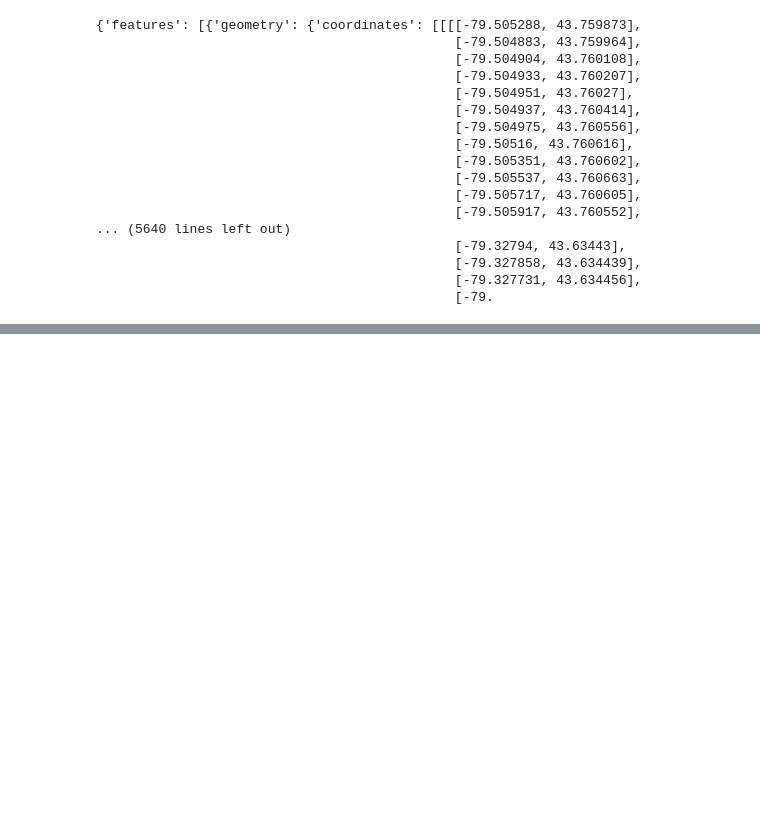
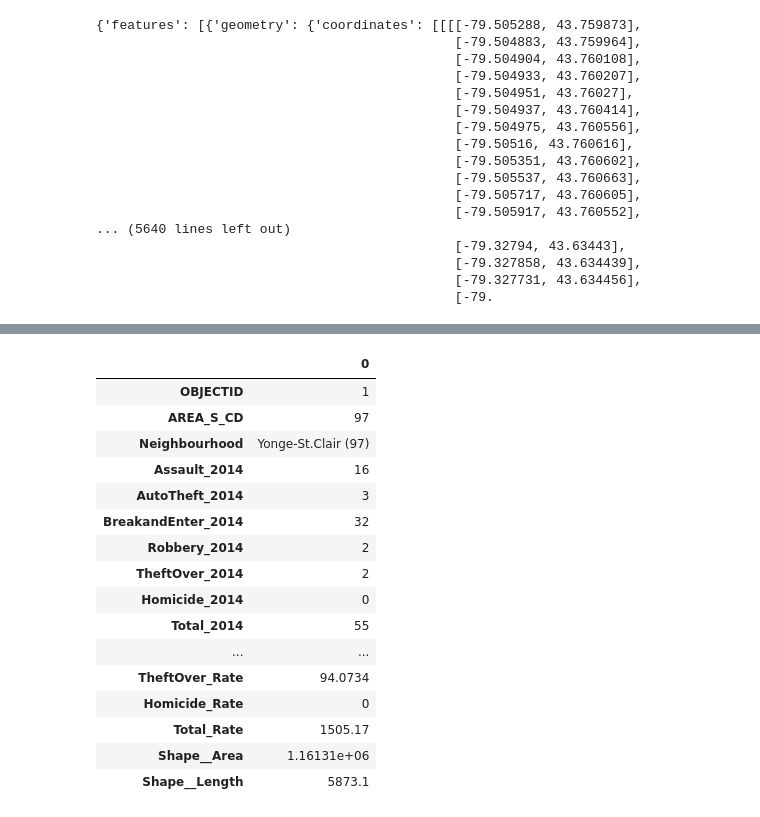
Before and after one commit to varunvarghese/ml1030, a Jupyter notebook: Cleaning.ipynb, the cells around one changed output, grey strips where cells are left out. Cells and saved outputs as stored; diff of their text form; code cells hidden in the pictures; blank space fills up the shorter version.

```diff
--- a/Cleaning.ipynb
+++ b/Cleaning.ipynb
@@ -288,0 +428,20 @@ with open("../data/neighbourhoods.geojson", "r") as fp:
+# %%
+ncr.head(1).T
+# %% [output]
+|  | 0 |
+| OBJECTID | 1 |
+| AREA_S_CD | 97 |
+| Neighbourhood | Yonge-St.Clair (97) |
+| Assault_2014 | 16 |
+| AutoTheft_2014 | 3 |
+| BreakandEnter_2014 | 32 |
+| Robbery_2014 | 2 |
+| TheftOver_2014 | 2 |
+| Homicide_2014 | 0 |
+| Total_2014 | 55 |
+| ... | ... |
+| TheftOver_Rate | 94.0734 |
+| Homicide_Rate | 0 |
+| Total_Rate | 1505.17 |
+| Shape__Area | 1.16131e+06 |
+| Shape__Length | 5873.1 |
```
Also changed, not shown: parts of 11 cells of this notebook.
